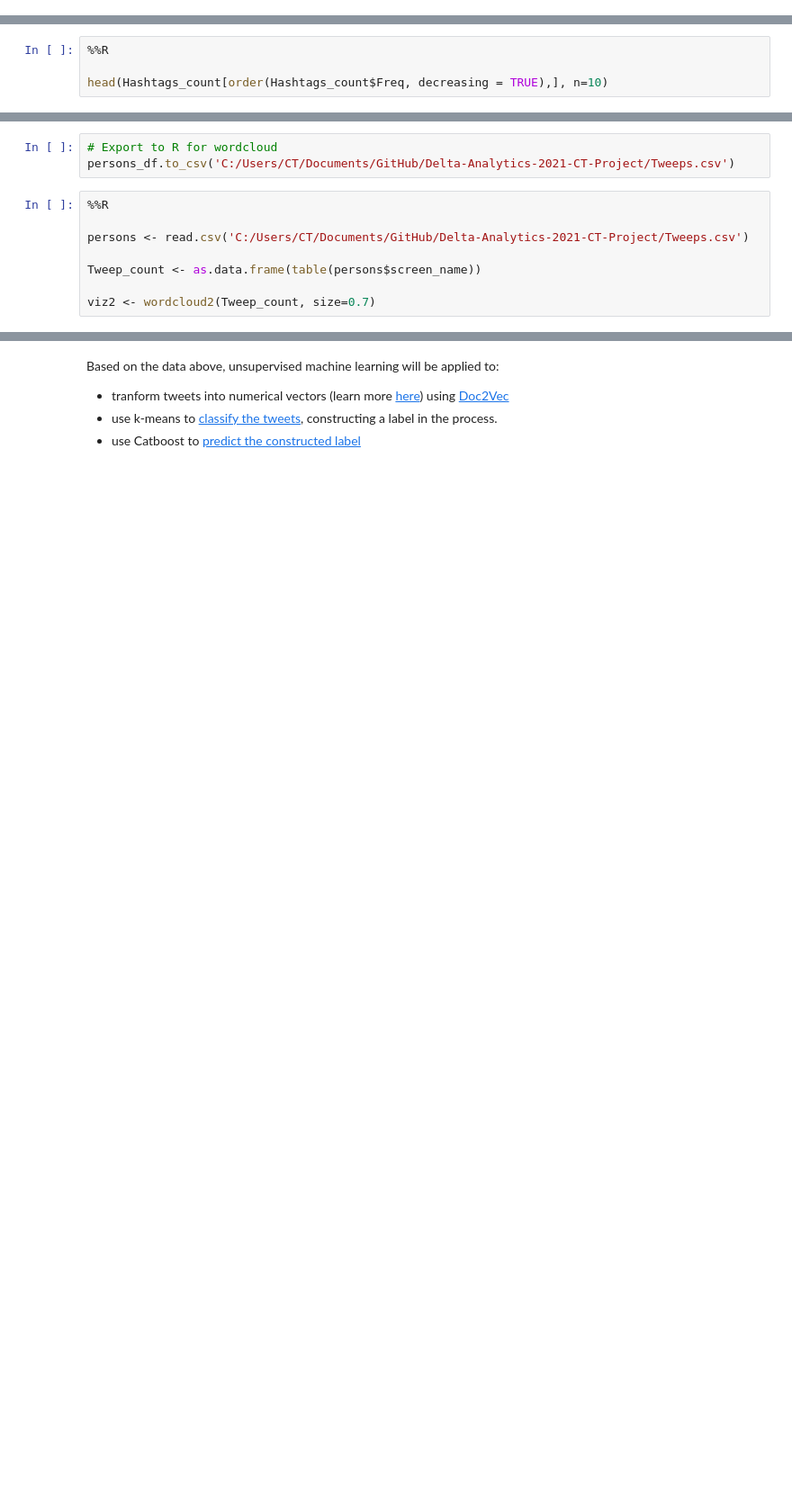
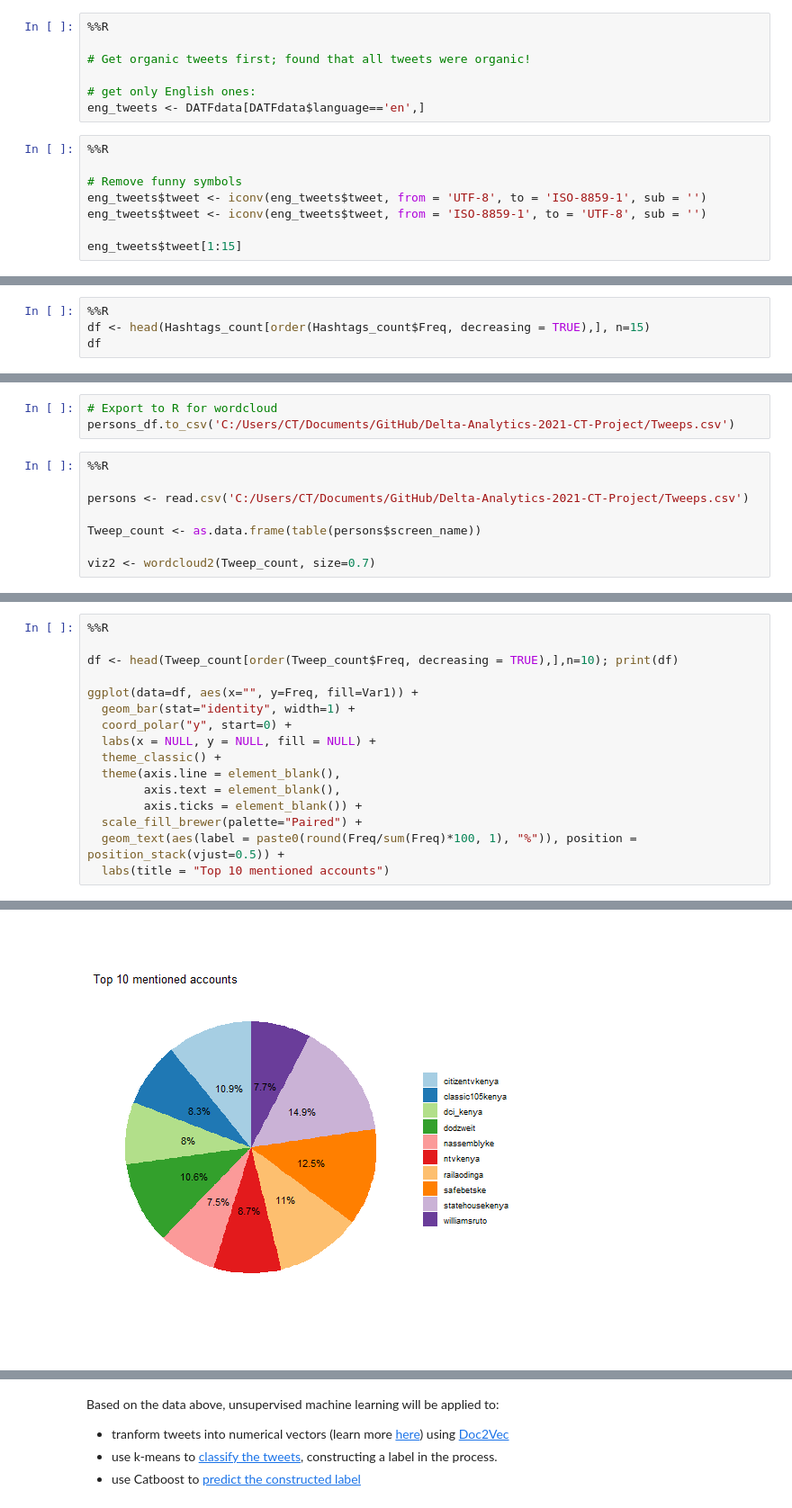
Before and after one commit to CeeThinwa/Delta-Analytics-2021-CT-Project, a Jupyter notebook: KOT EDA.ipynb, the cells around one changed output, grey strips where cells are left out. Shown at 90% size. Drawn from its saved outputs; the diff is of its cells as text; blank space fills up the shorter version.

```diff
--- a/KOT EDA.ipynb
+++ b/KOT EDA.ipynb
@@ -91,3 +115,18 @@ head(dates[order(dates$Freq, decreasing = TRUE),],n=1)
 ### Text transformation
 
 Text cleaning was as follows, using `eng_tweets$tweet[4]` as an example:
+# %%
+%%R
+
+# Get organic tweets first; found that all tweets were organic!
+
+# get only English ones:
+eng_tweets <- DATFdata[DATFdata$language=='en',]
+# %%
+%%R
+
+# Remove funny symbols
+eng_tweets$tweet <- iconv(eng_tweets$tweet, from = 'UTF-8', to = 'ISO-8859-1', sub = '')
+eng_tweets$tweet <- iconv(eng_tweets$tweet, from = 'ISO-8859-1', to = 'UTF-8', sub = '')
+
+eng_tweets$tweet[1:15]
@@ -194,5 +282,5 @@ viz1 <- wordcloud2(Hashtags_count, size=0.7)
 ![](viz1.PNG)
 # %%
 %%R
-
-head(Hashtags_count[order(Hashtags_count$Freq, decreasing = TRUE),], n=10)
+df <- head(Hashtags_count[order(Hashtags_count$Freq, decreasing = TRUE),], n=15)
+df
@@ -327,0 +501,17 @@ head(Tweep_count[order(Tweep_count$Freq, decreasing = TRUE),],n=10)
+# %%
+%%R
+
+df <- head(Tweep_count[order(Tweep_count$Freq, decreasing = TRUE),],n=10); print(df)
+
+ggplot(data=df, aes(x="", y=Freq, fill=Var1)) +
+  geom_bar(stat="identity", width=1) +
+  coord_polar("y", start=0) +
+  labs(x = NULL, y = NULL, fill = NULL) +
+  theme_classic() +
+  theme(axis.line = element_blank(),
+        axis.text = element_blank(),
+        axis.ticks = element_blank()) +
+  scale_fill_brewer(palette="Paired") +
+  geom_text(aes(label = paste0(round(Freq/sum(Freq)*100, 1), "%")), position = position_stack(vjust=0.5)) +
+  labs(title = "Top 10 mentioned accounts")
+# %% [output]
@@ -328,3 +529,4 @@ head(Tweep_count[order(Tweep_count$Freq, decreasing = TRUE),],n=10)
+[figure, added]
 # %% [markdown]
 Based on the result above, the most mentioned 'persons' over the past year on Twitter were
 
```
Also changed, not shown: parts of 39 cells of this notebook.
